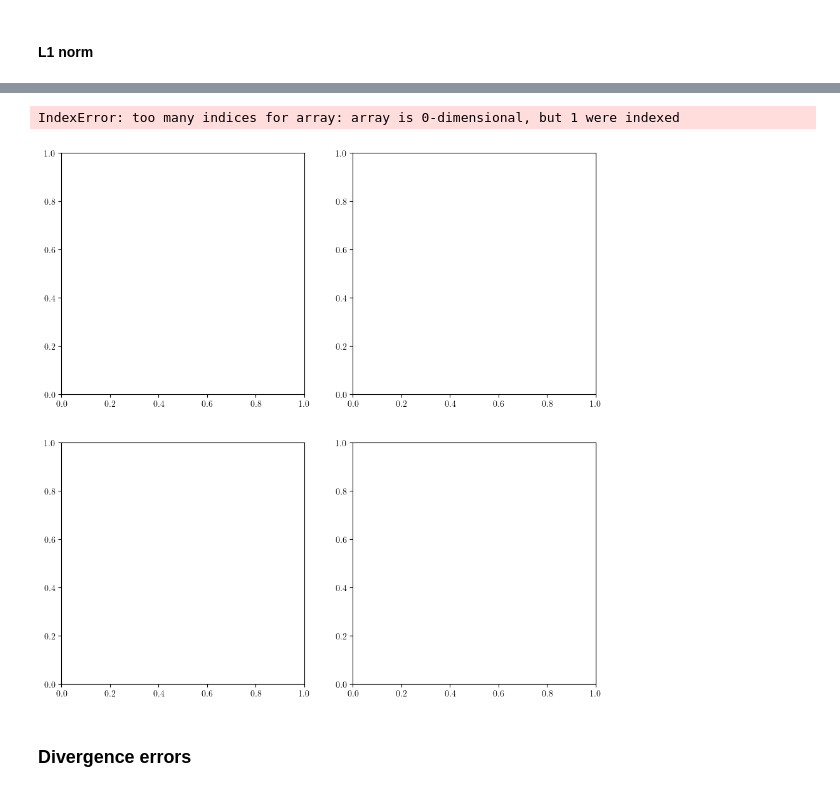
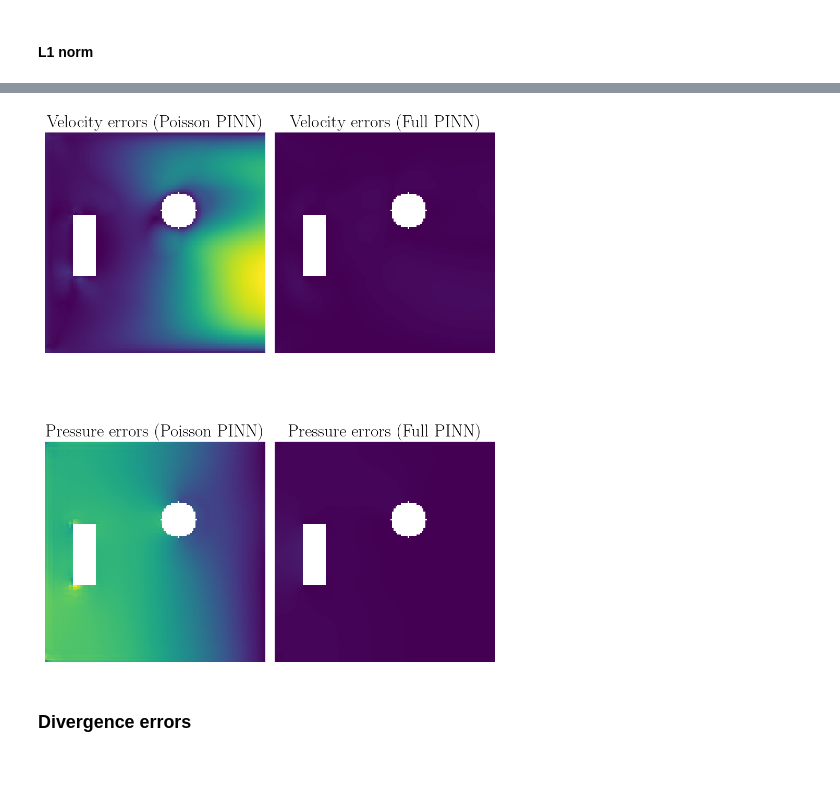
Before and after one commit to gregorkovac/pinn-accelerated-cfd, a Jupyter notebook: src/analysis/analysis.ipynb, the cells around one changed output, grey strips where cells are left out. Saved outputs shown, nothing was run; the diff lists cells and outputs as text; code cells hidden in the pictures.

Commit message:
Relative error bug fix

```diff
--- a/src/analysis/analysis.ipynb
+++ b/src/analysis/analysis.ipynb
@@ -294,49 +305,69 @@ err_pointwise_plot(errors)
 # %%
-case_num = 0
+case_num = 3
 
 importlib.reload(analysis_functions)
 
 errors = analysis_functions.compute_errors(results, norm="1")
 
-fig, ax = plt.subplots(figsize=(11, 11), nrows=2, ncols=2)
+fig, ax = plt.subplots(figsize=(12, 12), nrows=2, ncols=2)
 ax = ax.flatten()
 
 u_denom = np.array(errors["u_denominator"])
 p_denom = np.array(errors["p_denominator"])
 
 bound = np.array(errors["boundaries"])
 
 u_poisson = np.array(errors["u_err_poisson"], dtype=float) * (1 - bound) / (u_denom[:, None, None] * np.ones(np.array(errors["u_err_poisson"], dtype=float).shape))
 p_poisson = np.array(errors["p_err_poisson"], dtype=float) * (1 - bound) / (u_denom[:, None, None] * np.ones(np.array(errors["p_err_poisson"], dtype=float).shape))
 
 u_full = np.array(errors["u_err_full"], dtype=float) * (1 - bound) / (p_denom[:, None, None] * np.ones(np.array(errors["u_err_poisson"], dtype=float).shape))
 p_full = np.array(errors["p_err_full"], dtype=float) * (1 - bound) / (p_denom[:, None, None] * np.ones(np.array(errors["p_err_poisson"], dtype=float).shape))
 
 u_poisson = u_poisson[case_num]
 p_poisson = p_poisson[case_num]
 u_full = u_full[case_num]
 p_full = p_full[case_num]
 
-im0 = ax[0].imshow(u_poisson)
-im1 = ax[1].imshow(u_full)
-im2 = ax[2].imshow(p_poisson)
-im3 = ax[3].imshow(p_full)
+umin = min(u_poisson.min(), u_full.min())
+umax = max(u_poisson.max(), u_full.max())
 
-ax[0].set_title("Velocity errors (Poisson PINN)")
-ax[1].set_title("Velocity errors (Full PINN)")
-ax[2].set_title("Pressure errors (Poisson PINN)")
-ax[3].set_title("Pressure errors (Full PINN)")
+pmin = min(p_poisson.min(), p_full.min())
+pmax = max(p_poisson.max(), p_full.max())
 
-plt.colorbar(im0)
-plt.colorbar(im1)
-plt.colorbar(im2)
-plt.colorbar(im3)
+im0 = ax[0].imshow(u_poisson, vmin=umin, vmax=umax)
+im1 = ax[1].imshow(u_full, vmin=umin, vmax=umax)
+im2 = ax[2].imshow(p_poisson, vmin=pmin, vmax=pmax)
+im3 = ax[3].imshow(p_full, vmin=pmin, vmax=pmax)
 
-plt.suptitle(f"Errors for case {case_num}")
+bw_map = ListedColormap([(0, 0, 0, 0), (1, 1, 1, 1)])
+
+for i in range(0, 4):
+    ax[i].imshow(bound[case_num], cmap=bw_map)
+    ax[i].axis("off")
+
+# cbar = fig.colorbar(im, ax=ax[:, 2])
+# cbar.ax.tick_params(labelsize=20)
+# cbar.ax.set_title(r'[Pa]', fontsize=24, pad=15)
+
+ax[0].set_title("Velocity errors (Poisson PINN)", fontsize=24)
+ax[1].set_title("Velocity errors (Full PINN)", fontsize=24)
+ax[2].set_title("Pressure errors (Poisson PINN)", fontsize=24)
+ax[3].set_title("Pressure errors (Full PINN)", fontsize=24)
+
+# cbar1 = fig.colorbar(im1, ax=[ax[0], ax[1]], shrink=0.8)
+# cbar1.ax.tick_params(labelsize=20)
+
+# cbar3 = fig.colorbar(im3, ax=[ax[2], ax[3]], shrink=0.8)
+# cbar3.ax.tick_params(labelsize=20)
+
+# cbar1.ax.yaxis.get_offset_text().set_fontsize(20)
+
+# plt.suptitle(f"Errors for case {case_num}")
+
+plt.tight_layout(rect=[0, 0, 0.75, 1])
 plt.show()
 # %% [output]
-IndexError: too many indices for array: array is 0-dimensional, but 1 were indexed
-[figure, old version]
+[figure, new version]
 # %% [markdown]
 ### Divergence errors
 # %%
```
Also changed, not shown: parts of 8 cells of this notebook, 3 other files.
